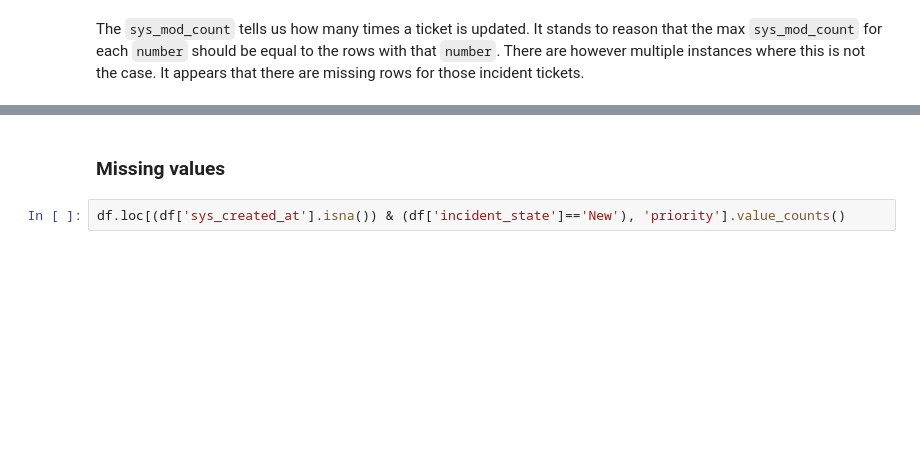
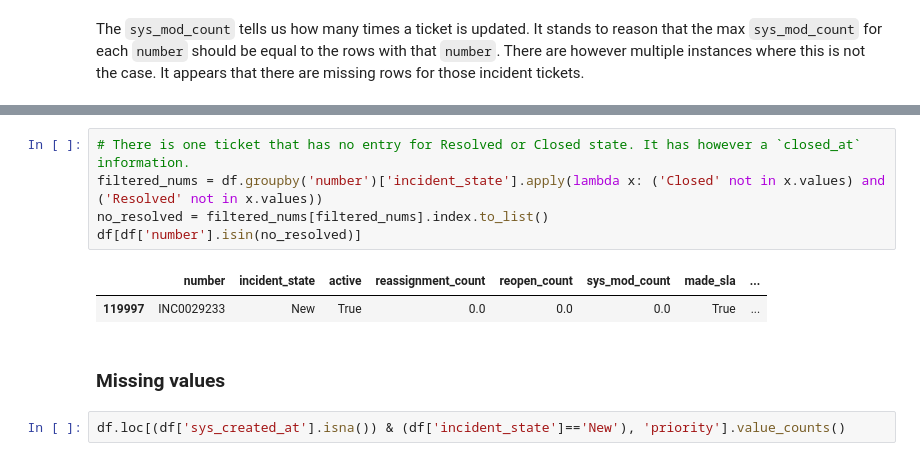
Before and after one commit to khizon/data_analysis, a Jupyter notebook: IT_support/src/exploration.ipynb, the cells around one changed output, grey strips where cells are left out. Drawn from its saved outputs; the diff is of its cells as text; blank space fills up the shorter version.

```diff
--- a/IT_support/src/exploration.ipynb
+++ b/IT_support/src/exploration.ipynb
@@ -175,3 +152,11 @@ plt.show()
+# %%
+# There is one ticket that has no entry for Resolved or Closed state. It has however a `closed_at` information.
+filtered_nums = df.groupby('number')['incident_state'].apply(lambda x: ('Closed' not in x.values) and ('Resolved' not in x.values))
+no_resolved = filtered_nums[filtered_nums].index.to_list()
+df[df['number'].isin(no_resolved)]
+# %% [output]
+|  | number | incident_state | active | reassignment_count | reopen_count | sys_mod_count | made_sla | ... |
+| 119997 | INC0029233 | New | True | 0.0 | 0.0 | 0.0 | True | ... |
 # %% [markdown]
 ### Missing values
 # %%
```
Also changed, not shown: parts of 36 cells of this notebook.
